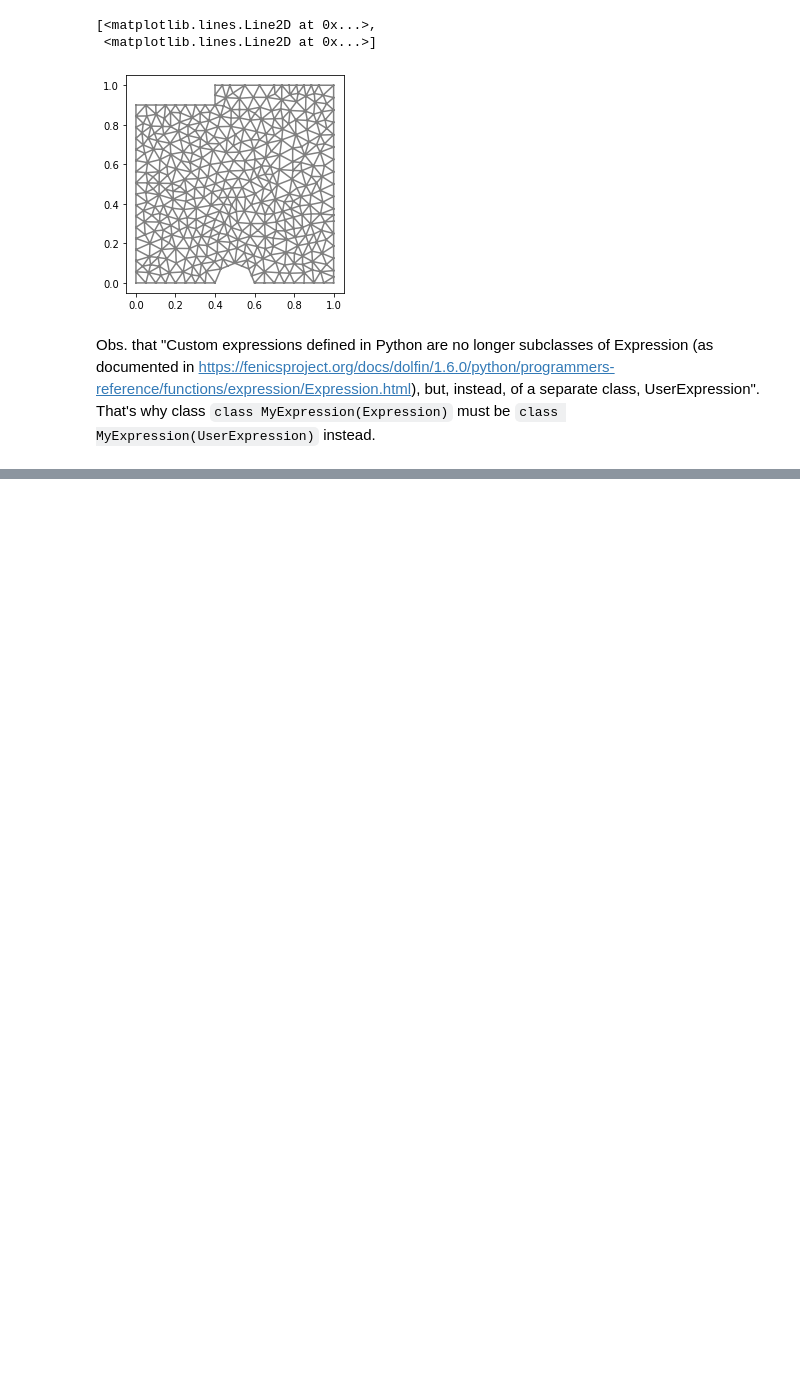
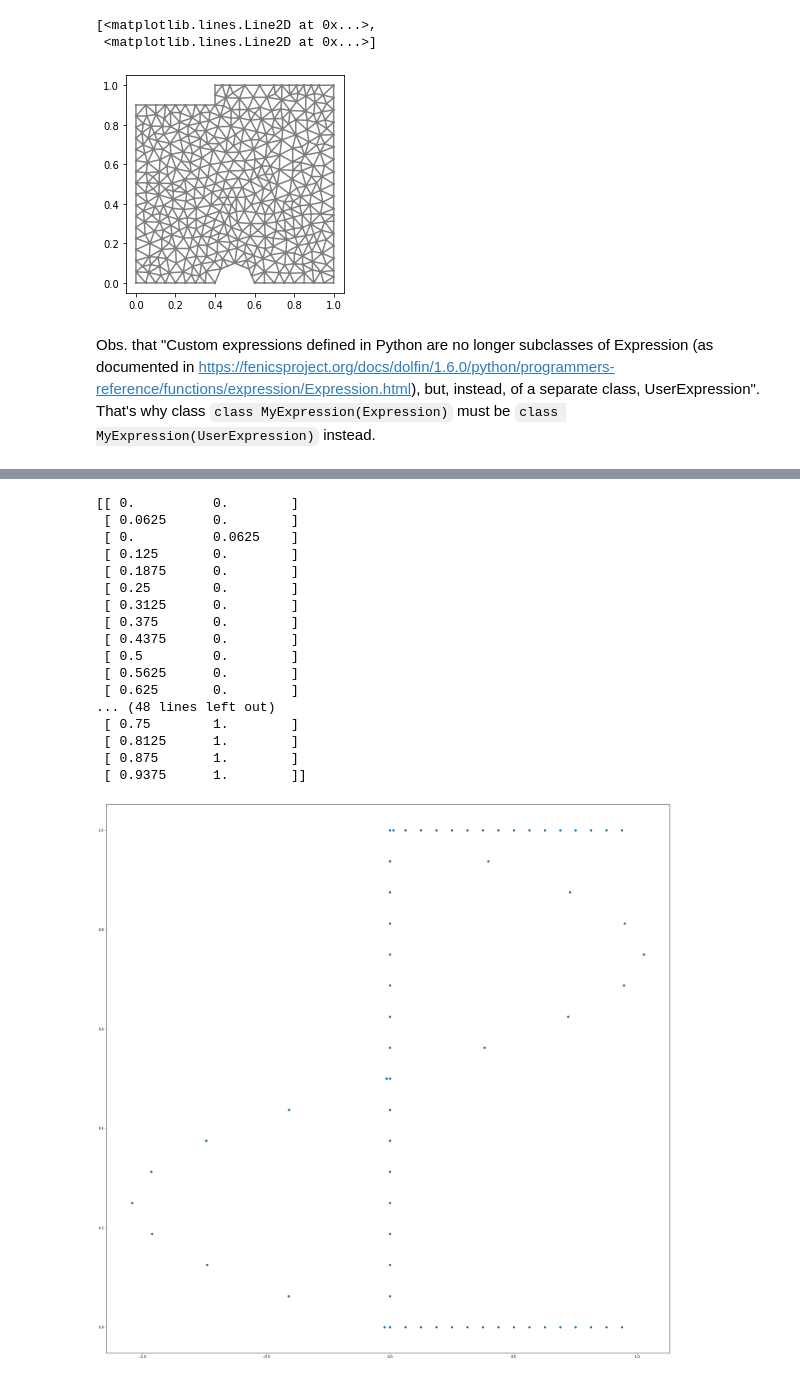
Before and after one commit to TheCrowned/FEFFII, a Jupyter notebook: fenics-tutorial-master/navier-stokes.ipynb, the cells around one changed output, grey strips where cells are left out. Cells and saved outputs as stored; diff of their text form; code cells hidden in the pictures; blank space fills up the shorter version.

```diff
--- a/fenics-tutorial-master/navier-stokes.ipynb
+++ b/fenics-tutorial-master/navier-stokes.ipynb
@@ -223,0 +217,53 @@ plt.show()
+# %%
+_u_1, _u_2 = u_.split(True)
+
+bmesh = BoundaryMesh(mesh, "exterior", True)   ########
+boundarycoords=bmesh.coordinates()
+
+rightboundary=[]
+xvelrightboundary=[]
+BC = np.empty(shape=(len(boundarycoords), 2))
+for i in range(len(boundarycoords)):
+
+    if boundarycoords[i][0]==1:
+        BC[i][1] = boundarycoords[i][1]
+        BC[i][0] = _u_1(boundarycoords[i])
+        #rightboundary.append(boundarycoords[i][1])
+        xvelrightboundary.append(_u_1(point))
+        #BC = np.append(BC, [_u_1(point), point[1]])
+    else:
+        BC[i][0] = boundarycoords[i][0]
+        BC[i][1] = boundarycoords[i][1]
+        #BC = np.append(BC, [point[0], point[1]])
+
+
+print(BC)
+
+
+#fig5=plt.figure(figsize=(30, 30))
+#plt.plot(rightboundary,xvelrightboundary,'*')
+
+fig6=plt.figure(figsize=(30,30))
+plt.scatter(BC[:,0], BC[:,1])
+plt.show()
+
+#plt.scatter(boundarycoords[:,0], boundarycoords[:,1])
+# %% [output]
+[[ 0.          0.        ]
+ [ 0.0625      0.        ]
+ [ 0.          0.0625    ]
+ [ 0.125       0.        ]
+ [ 0.1875      0.        ]
+ [ 0.25        0.        ]
+ [ 0.3125      0.        ]
+ [ 0.375       0.        ]
+ [ 0.4375      0.        ]
+ [ 0.5         0.        ]
+ [ 0.5625      0.        ]
+ [ 0.625       0.        ]
+... (48 lines left out)
+ [ 0.75        1.        ]
+ [ 0.8125      1.        ]
+ [ 0.875       1.        ]
+ [ 0.9375      1.        ]]
+[figure, added]
```
Also changed, not shown: parts of 9 cells of this notebook.
